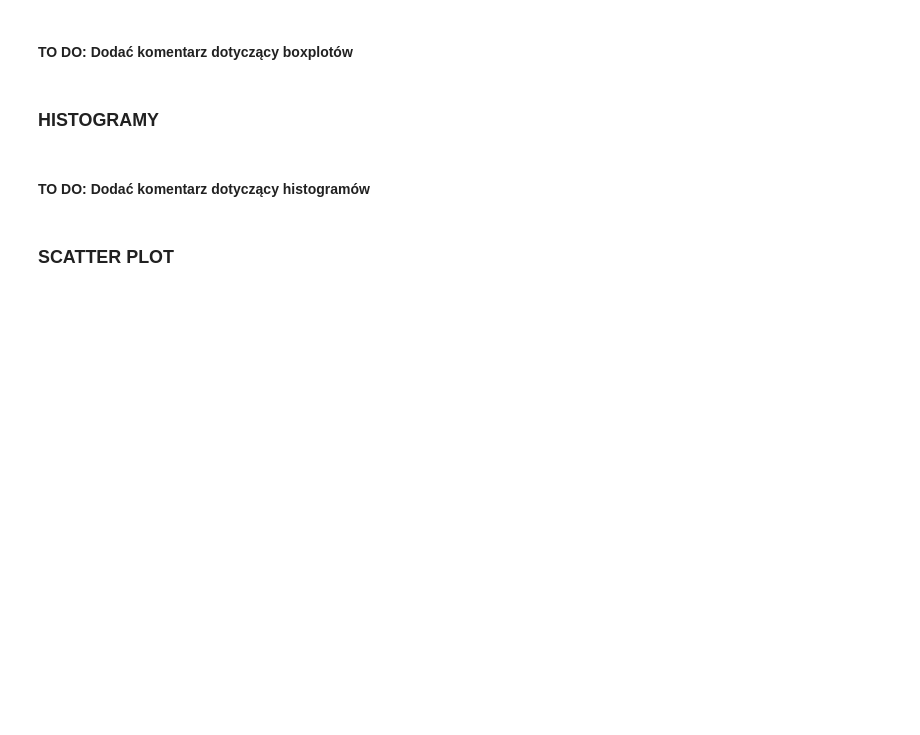
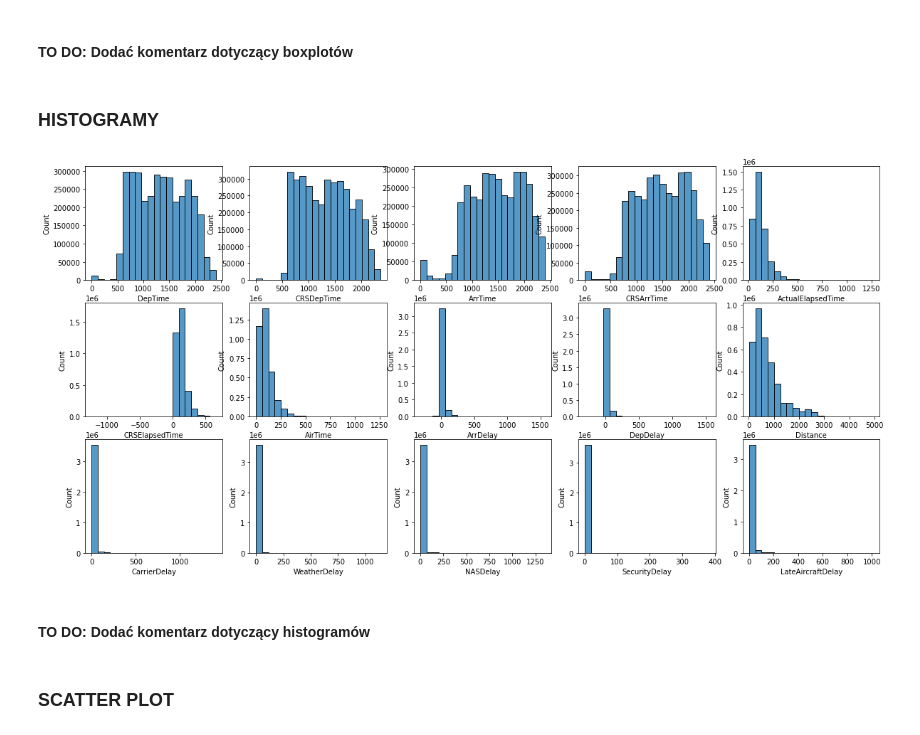
Before and after one commit to KlaudiaKromolowska/BigDataMachineLearning, a Jupyter notebook: BigDataMachineLearning.ipynb, the cells around one changed output. Cells and saved outputs as stored; diff of their text form; code cells hidden in the pictures; blank space fills up the shorter version.

```diff
--- a/BigDataMachineLearning.ipynb
+++ b/BigDataMachineLearning.ipynb
@@ -68,6 +124,6 @@ data.describe()
 # %%
-fig, axes = plt.subplots(6,4, figsize=(10,10))
-for c, i in zip(data.columns, range(0,24)):
+fig, axes = plt.subplots(4,4, figsize=(10,10))
+for c, i in zip(data.columns, range(0,len(data.columns))):
     a = data.boxplot(column=c, ax=axes.flatten()[i])
 plt.tight_layout()
 plt.show()
@@ -75,6 +131,14 @@ plt.show()
 #### TO DO: Dodać komentarz dotyczący boxplotów
 # %% [markdown]
 ### HISTOGRAMY
+# %%
+fig, axes = plt.subplots(nrows=3, ncols=5, figsize=(20, 10))
+axes = axes.flatten()
+for i, column in enumerate(columns_for_visualisation):
+    sns.histplot(data[column], ax=axes[i], bins=20)
+plt.show()
+# %% [output]
+[figure, added]
 # %%
 fig, axes = plt.subplots(4, 6, figsize=(10,10))
 for c, i in zip(data.columns, range(0,24)):
```
Also changed, not shown: parts of 17 cells of this notebook.
